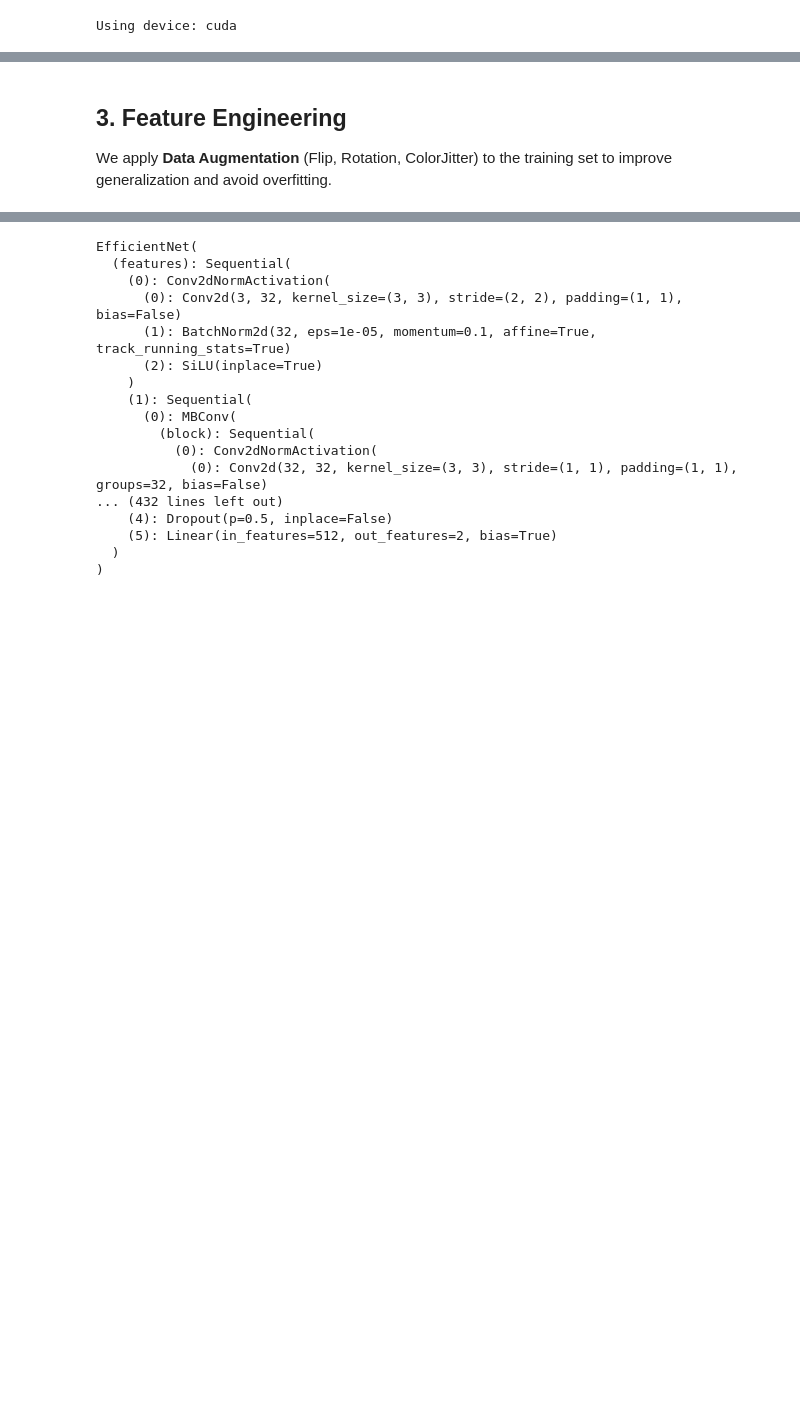
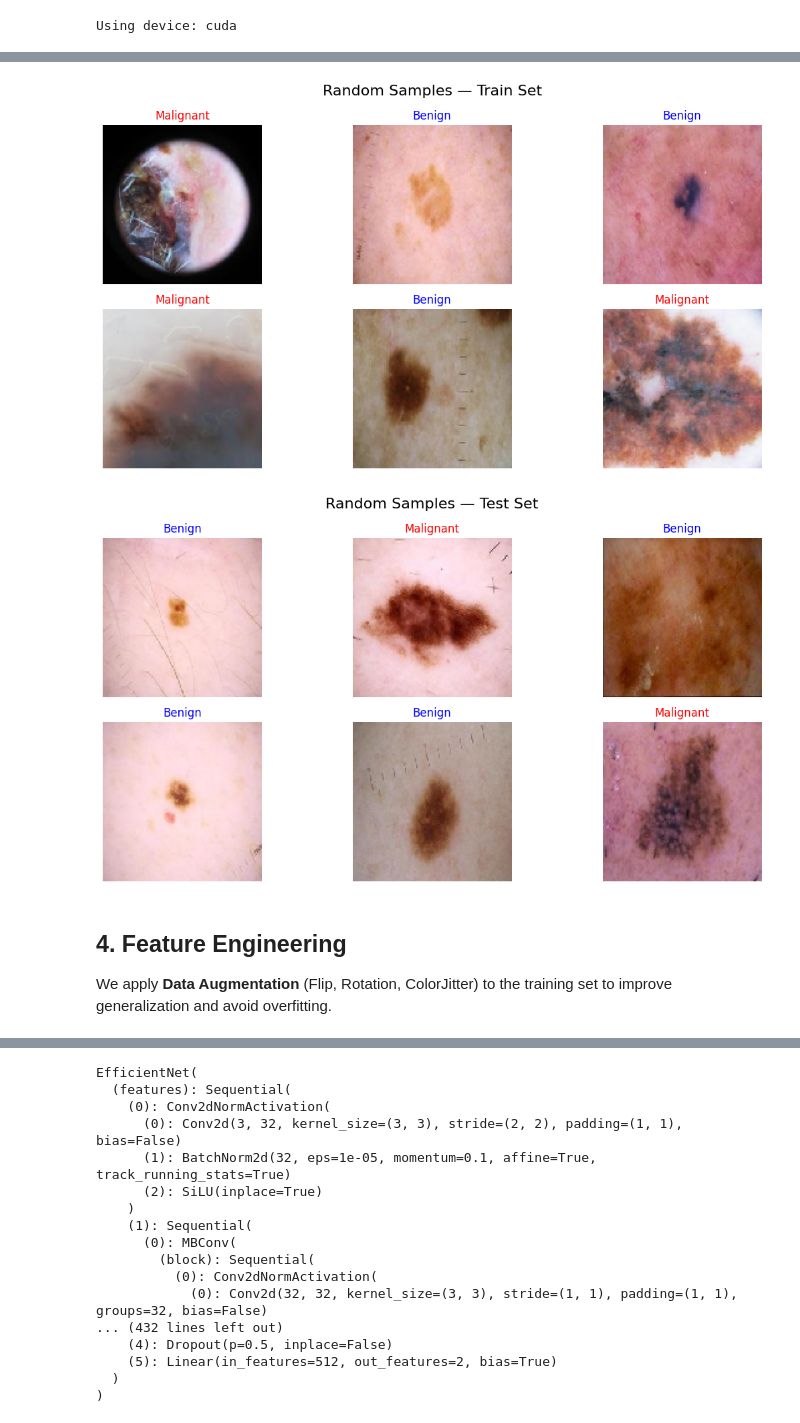
Before and after one commit to Yasmin-970/Skin-Cancer-Detection, a Jupyter notebook: Melanoma_Project.ipynb, the cells around one changed output, grey strips where cells are left out. Saved outputs shown, nothing was run; the diff lists cells and outputs as text; code cells hidden in the pictures; blank space fills up the shorter version.

```diff
--- a/Melanoma_Project.ipynb
+++ b/Melanoma_Project.ipynb
@@ -57,6 +43,47 @@ Ready to load data...
+# %%
+DATA_DIR = Path(r"C:\Users\DELL\Desktop\stude pthon\archive (2)")
+SPLITS = ['train', 'test']
+CLASSES = ['Benign', 'Malignant']
+
+transform = T.Compose([
+    T.Resize((128, 128)),
+    T.ToTensor()
+])
+
+def load_image(path):
+    return transform(Image.open(path).convert("RGB")).permute(1, 2, 0)
+
+def get_images(dir):
+    return [p for p in dir.glob("*") if p.suffix.lower() in (".jpg", ".png", ".jpeg")]
+
+def show_random_grid():
+    for split in SPLITS:
+        images = []
+        for cls in CLASSES:
+            cls_dir = DATA_DIR / split / cls
+            images += [(p, cls) for p in get_images(cls_dir)]
+
+        samples = random.sample(images, min(6, len(images)))
+
+        fig, axes = plt.subplots(2, 3, figsize=(12, 6))
+
+        for ax, (img_path, cls) in zip(axes.flatten(), samples):
+            ax.imshow(load_image(img_path))
+            ax.set_title(cls, color="blue" if cls == "Benign" else "red")
+            ax.axis("off")
+
+        fig.suptitle(f"Random Samples — {split.capitalize()} Set", fontsize=16)
+        plt.tight_layout()
+        plt.show()
+
+if __name__ == "__main__":
+    show_random_grid()
+# %% [output]
+[figure, added]
+[figure, added]
 # %% [markdown]
 
-## 3. Feature Engineering
+## 4. Feature Engineering
 We apply **Data Augmentation** (Flip, Rotation, ColorJitter) to the training set to improve generalization and avoid overfitting.
 # %%
 IMG_SIZE = 224
```
Also changed, not shown: parts of 13 cells of this notebook.
